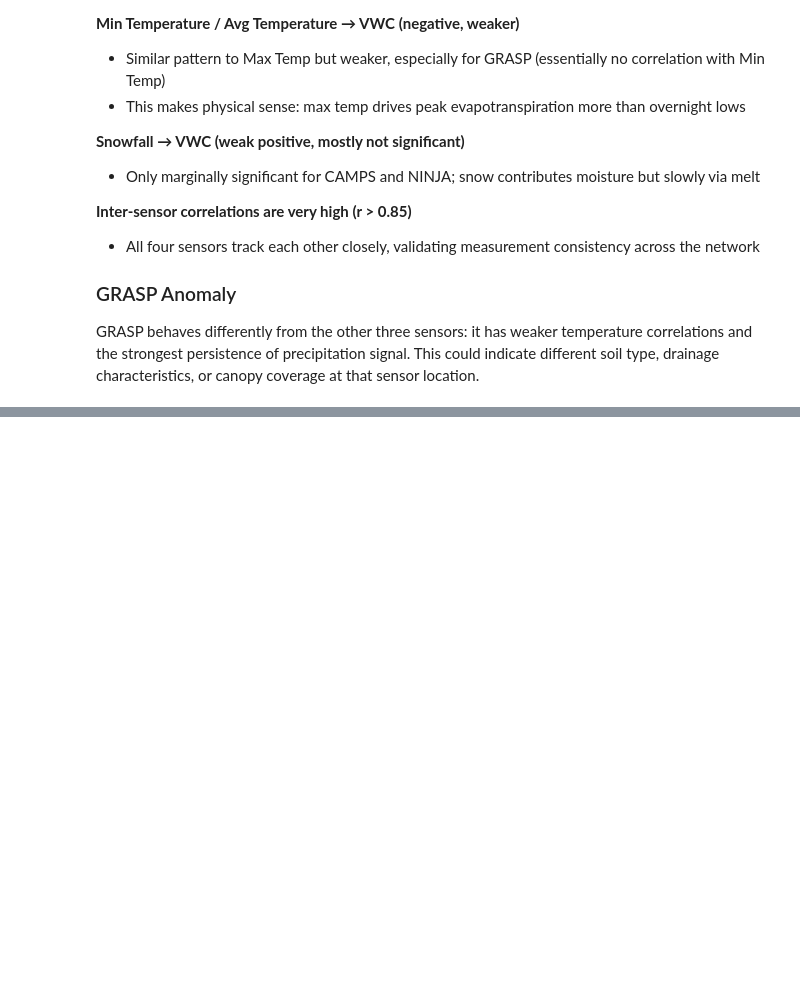
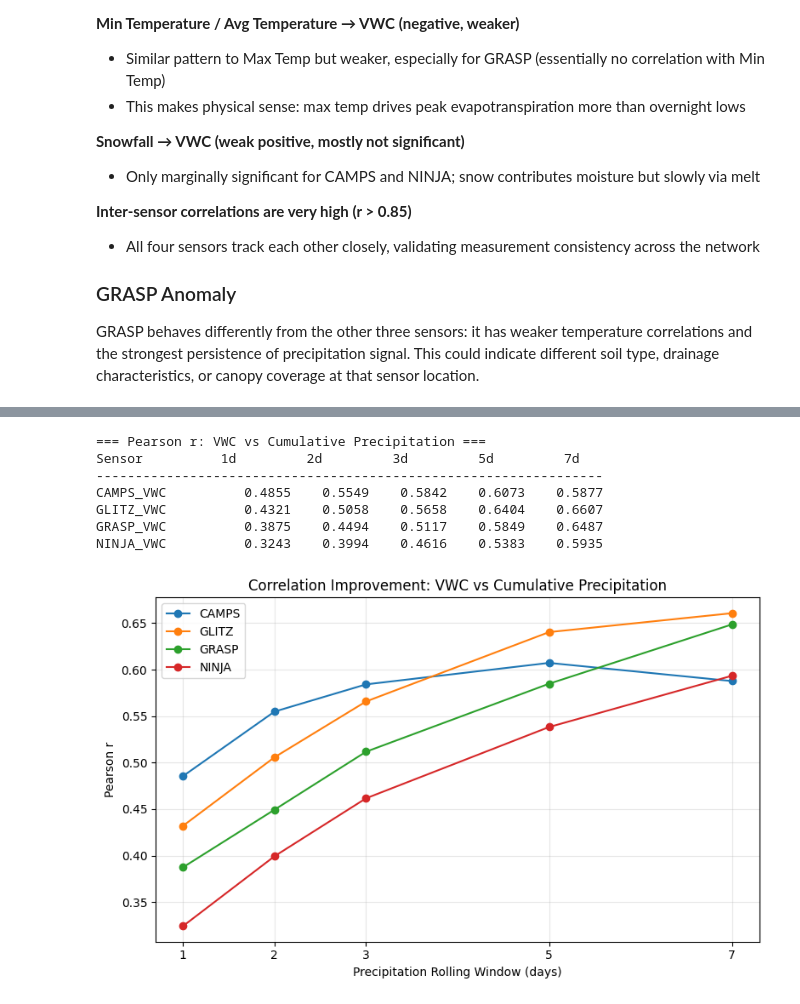
Before and after one commit to cta48/GeoData-Soil-Moisture-Sensors, a Jupyter notebook: GeoData_Soil_Moisture_Sensors.ipynb, the cells around one changed output, grey strips where cells are left out. Saved outputs shown, nothing was run; the diff lists cells and outputs as text; code cells hidden in the pictures; blank space fills up the shorter version.

Commit message:
improved correlation (aggregated data)

```diff
--- a/GeoData_Soil_Moisture_Sensors.ipynb
+++ b/GeoData_Soil_Moisture_Sensors.ipynb
@@ -329,0 +415,41 @@ GRASP behaves differently from the other three sensors: it has weaker temperatur
+# %%
+# Rolling Cumulative Precipitation vs Raw VWC
+windows = [1, 2, 3, 5, 7]
+rolling_results = {}
+
+print('=== Pearson r: VWC vs Cumulative Precipitation ===')
+print(f'{"Sensor":<15}', ''.join(f'{w}d{" ":>9}' for w in windows))
+print('-' * 65)
+for sv in sensor_vars:
+    row = f'{sv:<15}'
+    rs = []
+    for w in windows:
+        col = 'Percipitation' if w == 1 else f'Precip_{w}d'
+        valid = merged[[sv, col]].dropna()
+        r, _ = stats.pearsonr(valid[sv], valid[col])
+        row += f'{r:>10.4f}'
+        rs.append(r)
+    rolling_results[sv] = rs
+    print(row)
+
+# Line plot: how correlation improves with window size
+fig, ax = plt.subplots(figsize=(8, 5))
+for sv in sensor_vars:
+    ax.plot(windows, rolling_results[sv], marker='o', label=sv.replace('_VWC', ''))
+ax.set_xlabel('Precipitation Rolling Window (days)')
+ax.set_ylabel('Pearson r')
+ax.set_title('Correlation Improvement: VWC vs Cumulative Precipitation')
+ax.set_xticks(windows)
+ax.legend()
+ax.grid(alpha=0.3)
+plt.tight_layout()
+plt.show()
+# %% [output]
+=== Pearson r: VWC vs Cumulative Precipitation ===
+Sensor          1d         2d         3d         5d         7d
+-----------------------------------------------------------------
+CAMPS_VWC          0.4855    0.5549    0.5842    0.6073    0.5877
+GLITZ_VWC          0.4321    0.5058    0.5658    0.6404    0.6607
+GRASP_VWC          0.3875    0.4494    0.5117    0.5849    0.6487
+NINJA_VWC          0.3243    0.3994    0.4616    0.5383    0.5935
+[figure, added]
```
Also changed, not shown: parts of 6 cells of this notebook.
